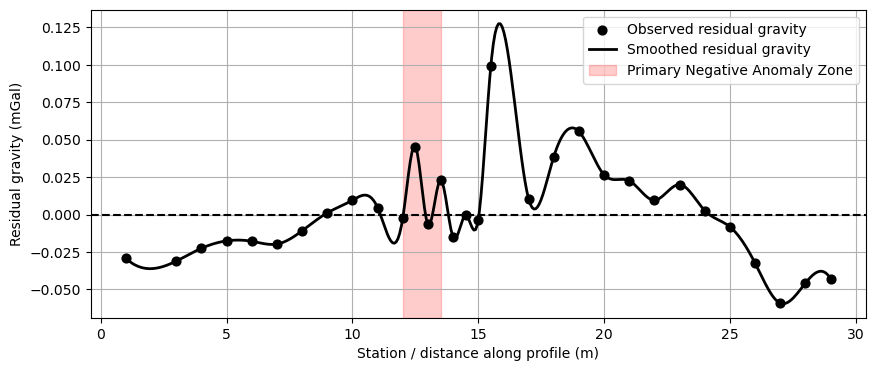
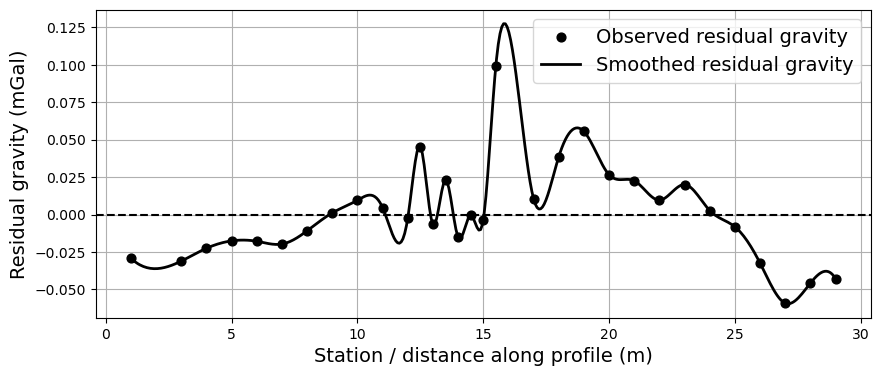
Code edit (unified diff) that turned the first committed figure into the second:
--- before
+++ after
@@ -70,21 +70,21 @@
     color="black",
     linewidth=2,
-    label="Smoothed residual gravity"
+    label="Smoothed residual gravity",
 )
 
 # Highlight anomaly zone
-plt.axvspan(
-    12,
-    13.5,
-    color="red",
-    alpha=0.20,
-    label="Primary Negative Anomaly Zone"
-)
+# plt.axvspan(
+#     12,
+#     13.5,
+#     color="red",
+#     alpha=0.20,
+#     label="Primary Negative Anomaly Zone"
+# )
 
-plt.xlabel("Station / distance along profile (m)")
-plt.ylabel("Residual gravity (mGal)")
+plt.xlabel("Station / distance along profile (m)", fontsize=14)
+plt.ylabel("Residual gravity (mGal)", fontsize=14)
 
 plt.grid(True)
-plt.legend()
+plt.legend(fontsize=14)
 
 plt.savefig(

Commit: updating figure fontsize